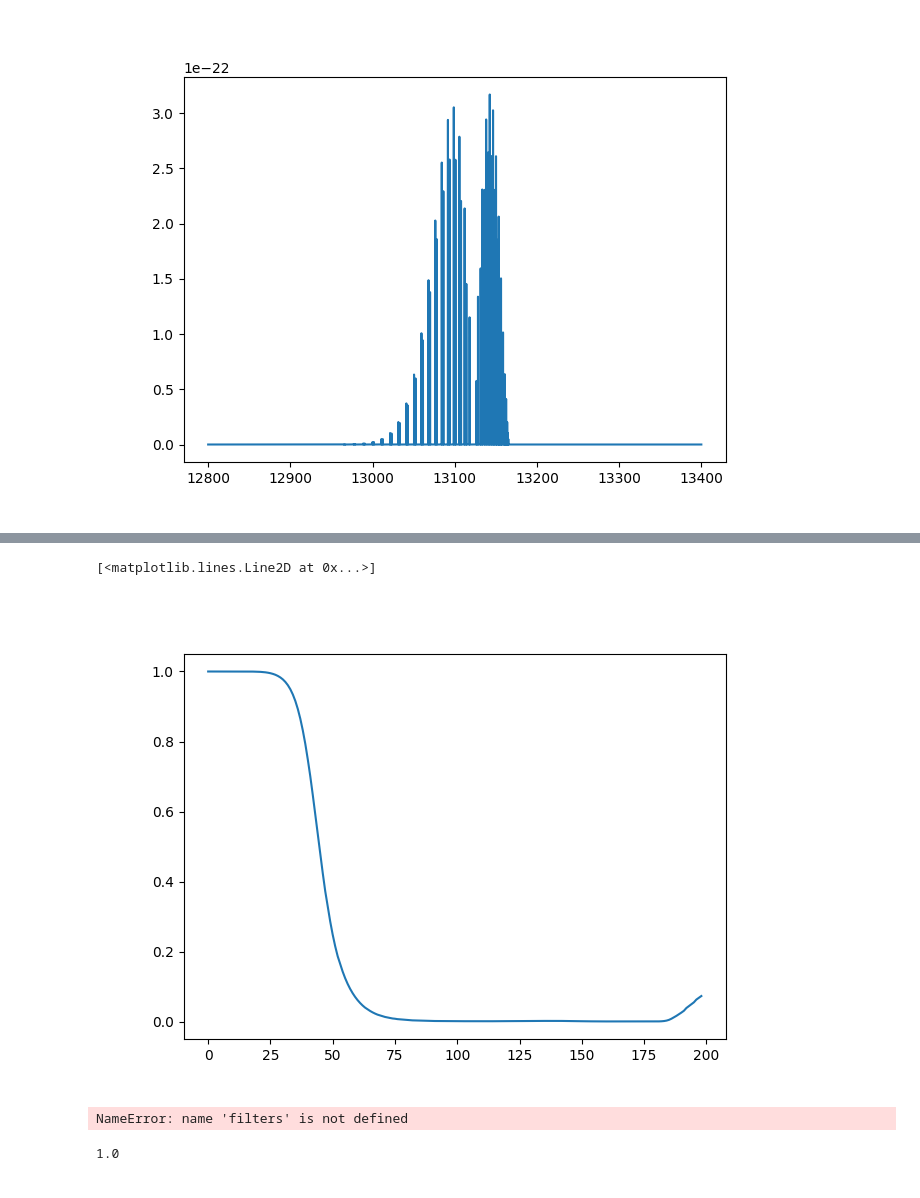
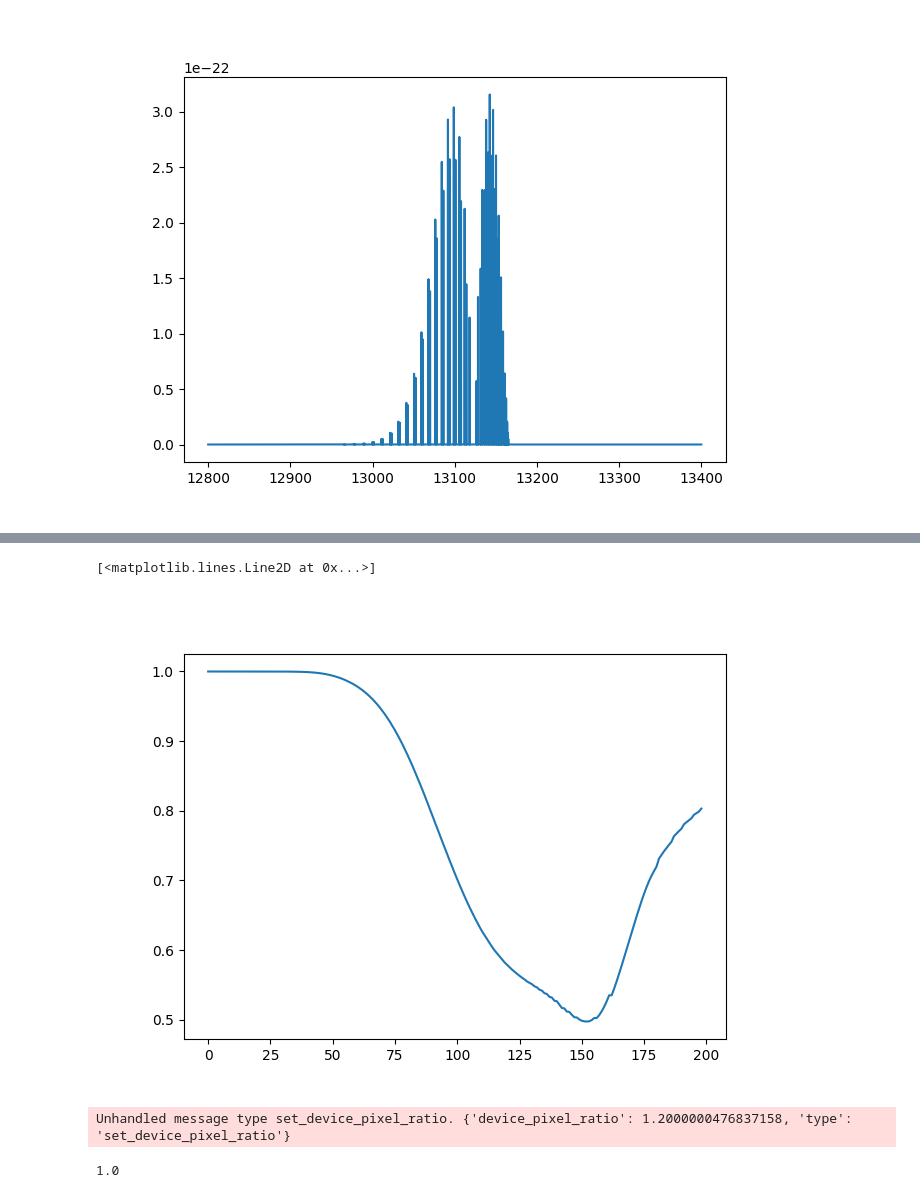
Before and after one commit to innosat-mats/MATS-analysis, a Jupyter notebook: Bjorn/retrieval/Abandabscorr_edit.ipynb, the cells around one changed output, grey strips where cells are left out. Saved outputs shown, nothing was run; the diff lists cells and outputs as text; code cells hidden in the pictures.

```diff
--- a/Bjorn/retrieval/Abandabscorr_edit.ipynb
+++ b/Bjorn/retrieval/Abandabscorr_edit.ipynb
@@ -36,7 +72,11 @@ c2 = 1.4387770  # CM K
 url = "http://129.16.35.2:8080/msis/2019-02-02T12:00:00/70/130/150"
 #url = "http://83.252.31.240:59059/msis/2019-06-20T12:00:00/80/130/150"
 url = "http://129.16.35.2:8080/msis/2019-12-02T12:00:00/0/130/150"
-url = "http://129.16.35.2:8080/msis/2019-03-14T12:00:00/0/130/150" # update for Feb
+#url = "http://129.16.35.2:8080/msis/2019-03-14T12:00:00/0/130/150" # update for Feb
+url = "http://129.16.35.2:8080/msis/2019-02-17T12:00:00/0/130/150" # update for Feb
+url = "http://129.16.35.2:8080/msis/2019-03-17T12:00:00/0/130/150" # update for MAr
+url = "http://129.16.35.2:8080/msis/2019-03-17T17:30:00/0/130/150" # update for Mar evenign
+
 
 
 atm = R.get(url).json()
@@ -111,8 +162,8 @@ saved!
 #sigma = np.load('o2AbandsigmaDec0N0-150.npy')
 #emission = np.load('o2AbandemissionDec0N0-150.npy')
 
-sigma = np.load('o2AbandsigmaFeb0N0-150.npy')
-emission = np.load('o2AbandemissionFeb0N0-150.npy')
+sigma = np.load('o2AbandsigmaMar1730-0N0-150.npy')
+emission = np.load('o2AbandemissionMar1730-0N0-150.npy')
 
 print('loaded!')
 # %% [output]
@@ -167,9 +218,10 @@ for tanz in tanheights:
 # %%
 plt.figure()
-plt.plot(factor[0])
+plt.plot(factor[10])
 # %% [output]
 [<matplotlib.lines.Line2D at 0x...>]
-[figure, old version]
+[figure, new version]
+Unhandled message type set_device_pixel_ratio. {'device_pixel_ratio': 1.2000000476837158, 'type': 'set_device_pixel_ratio'}
 # %%
 i = 2
 testtest=(filters @ (np.exp(-taus[:, :, i])*emission[zi, :].T))/emissum
@@ -179,8 +231,6 @@ plt.figure()
 
 
 plt.plot(testtest.T)
-# %% [output]
-NameError: name 'filters' is not defined
 # %%
 IR1=np.loadtxt('F-N-IR1-ABandCenter_transmission_air_6degr.dat',skiprows=1,unpack=True)
 IR2=np.loadtxt('F-N-IR2-ABandTotal_air_6degr.dat',skiprows=1,unpack=True)
```
Also changed, not shown: parts of 15 cells of this notebook, 1 other file.
